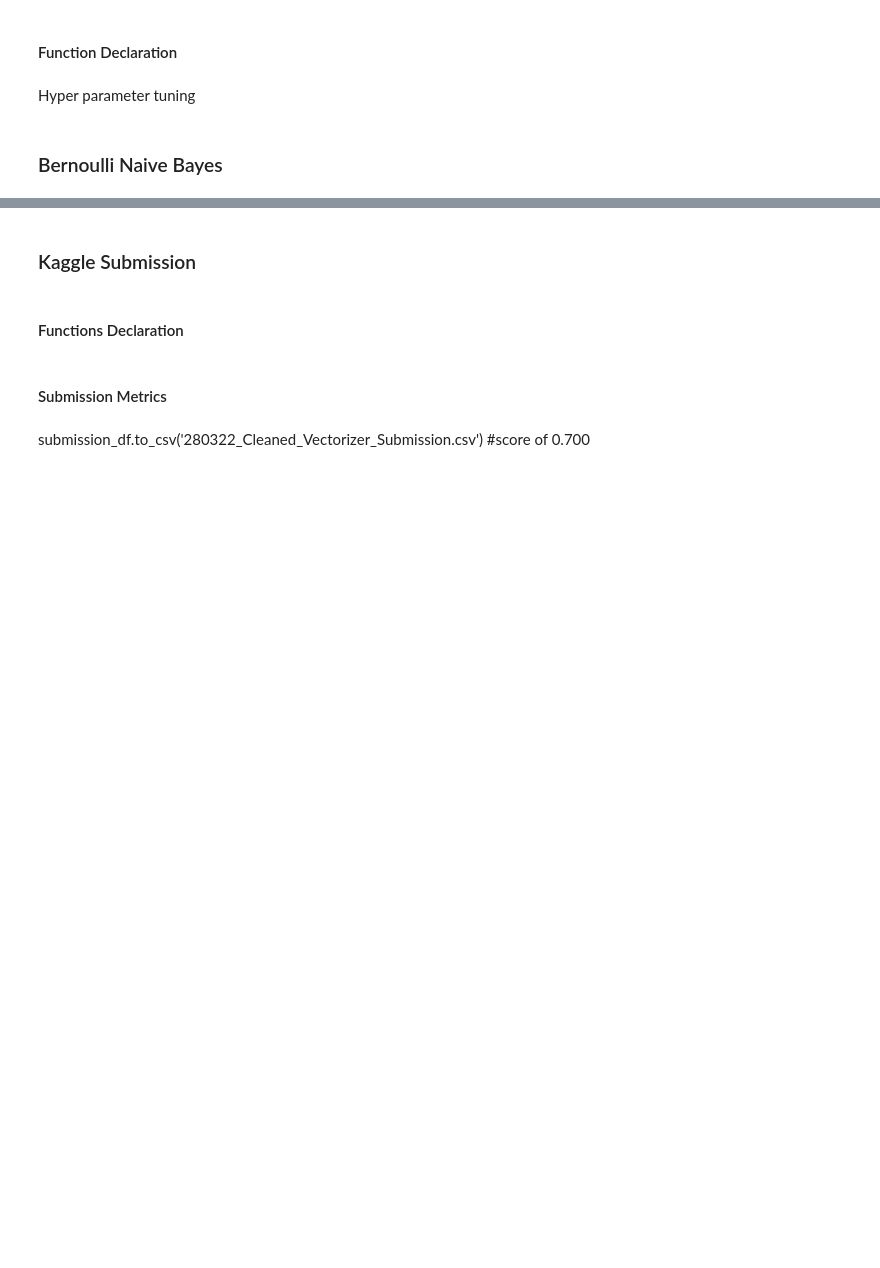
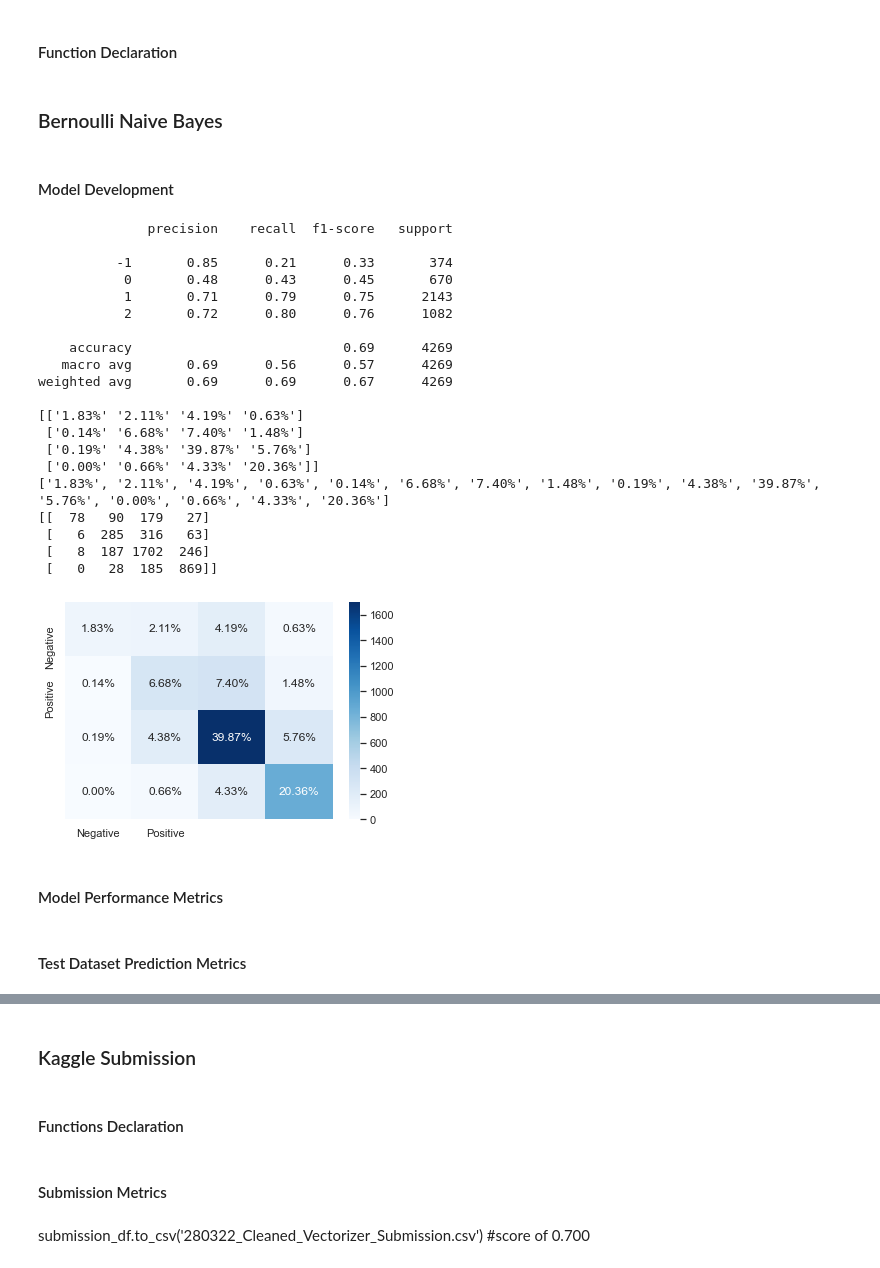
Before and after one commit to JessWN/2110ACDS_T13, a Jupyter notebook: 2110ACDS_T13.ipynb, the cells around one changed output, grey strips where cells are left out. Saved outputs shown, nothing was run; the diff lists cells and outputs as text; code cells hidden in the pictures; blank space fills up the shorter version.

Commit message:
Ready for predictions

```diff
--- a/2110ACDS_T13.ipynb
+++ b/2110ACDS_T13.ipynb
@@ -908,7 +773,0 @@ _8. Number of mentions_
-# %%
-train_df['num_mentions'] = train_df["message"].apply(lambda x: len(re.findall(r'(@w[A-Za-z0-9]*)', x)))
-train_df.groupby('sentiment')['num_mentions'].mean().plot(kind = 'barh',
-                                                       title = 'Distribution of Mentions per Sentiment',
-                                                       xlabel = 'Sentiments',
-                                                         ylabel = 'Frequency')
-plt.show()
@@ -1049,0 +913,4 @@ print (grid_search_tune.best_estimator_.steps)
+# %%
+#A00
+X_train, X_test, y_train, y_test = train_test_split(X, y,
+                        test_size=0.3)
@@ -1049,0 +944,12 @@ print (grid_search_tune.best_estimator_.steps)
+# %%
+#A00
+text = X.message
+
+#fit the vectorizer with the message
+tfidf_vectorizer.fit(X_train['message'])
+
+#transform the X_train data
+tfidf_train = tfidf_vectorizer.transform(X_train['message'])
+
+#transform X_test data
+tfidf_test = tfidf_vectorizer.transform(X_test['message'])
@@ -1158,7 +1069,3 @@ train_grouped
-# %%
-X_train, X_test, y_train, y_test = train_test_split(X, y,
-                        test_size=0.3,
-                        random_state=42)
 # %% [markdown]
 ### Balancing the Datasets
 # %%
@@ -1199,7 +1132,35 @@ def fit_eval_model(model,X_train, X_test):
     # plt.xlabel("Predicted values", fontdict = {'size':14}, labelpad = 10)
     # plt.ylabel("Actual values" , fontdict = {'size':14}, labelpad = 10)
     # plt.title ("Confusion Matrix", fontdict = {'size':18}, pad = 20)
-# %% [markdown]
-Hyper parameter tuning
 # %% [markdown]
 ### Bernoulli Naive Bayes
+# %% [markdown]
+#### Model Development
+# %%
+#A00
+BNBModel = BernoulliNB()
+fit_eval_model(BNBModel, tfidf_train, tfidf_test)
+# %% [output]
+              precision    recall  f1-score   support
+
+          -1       0.85      0.21      0.33       374
+           0       0.48      0.43      0.45       670
+           1       0.71      0.79      0.75      2143
+           2       0.72      0.80      0.76      1082
+
+    accuracy                           0.69      4269
+   macro avg       0.69      0.56      0.57      4269
+weighted avg       0.69      0.69      0.67      4269
+
+[['1.83%' '2.11%' '4.19%' '0.63%']
+ ['0.14%' '6.68%' '7.40%' '1.48%']
+ ['0.19%' '4.38%' '39.87%' '5.76%']
+ ['0.00%' '0.66%' '4.33%' '20.36%']]
+['1.83%', '2.11%', '4.19%', '0.63%', '0.14%', '6.68%', '7.40%', '1.48%', '0.19%', '4.38%', '39.87%', '5.76%', '0.00%', '0.66%', '4.33%', '20.36%']
+[[  78   90  179   27]
+ [   6  285  316   63]
+ [   8  187 1702  246]
+ [   0   28  185  869]]
+[figure, added]
+# %% [markdown]
+#### Model Performance Metrics
@@ -1206,3 +1171,5 @@ Hyper parameter tuning
+# %% [markdown]
+#### Test Dataset Prediction Metrics
 # %%
 BNBModel = BernoulliNB()
 fit_eval_model(BNBModel, X_train, X_test)
```
Also changed, not shown: parts of 195 cells of this notebook.
